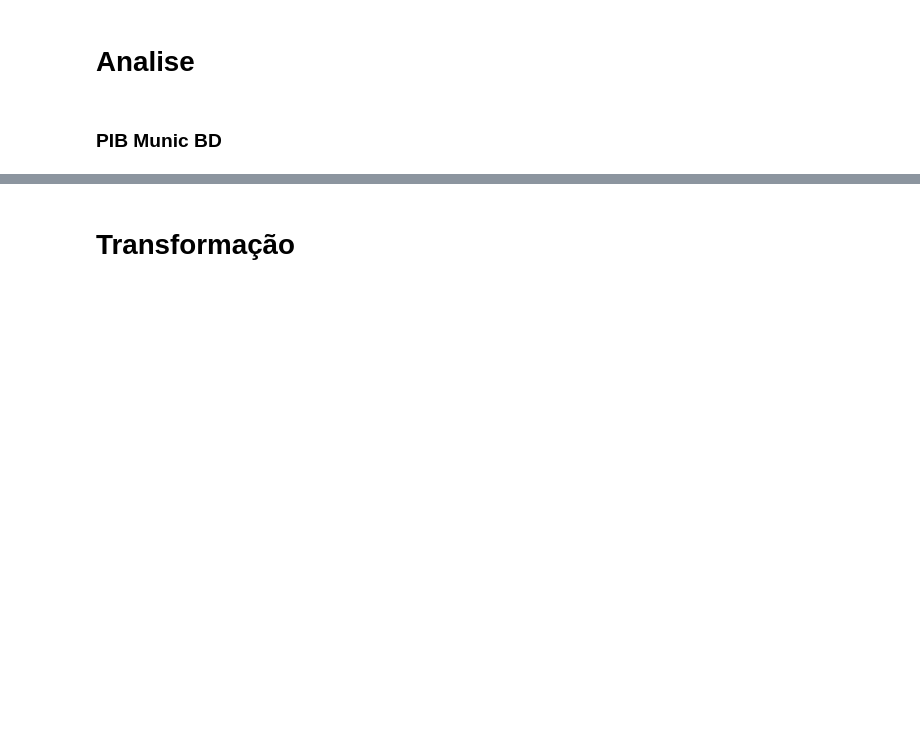
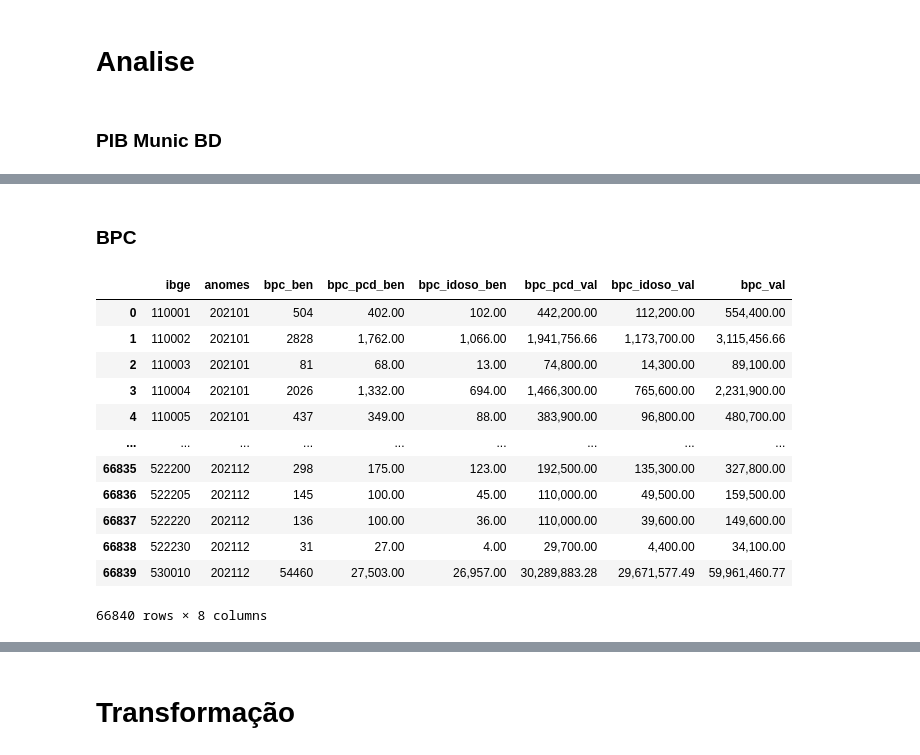
Before and after one commit to AHChaves/IC-InSAN, a Jupyter notebook: Integracao/integracao_2021.ipynb, the cells around one changed output, grey strips where cells are left out. Cells and saved outputs as stored; diff of their text form; code cells hidden in the pictures; blank space fills up the shorter version.

Commit message:
ADD: Integração das tabelas de projetos sociais em 2021

```diff
--- a/Integracao/integracao_2021.ipynb
+++ b/Integracao/integracao_2021.ipynb
@@ -4,6 +4,9 @@ import pandas as pd
 %run funcoes_gerais.ipynb
 # %%
 cod_municipios = pd.read_csv('../dataset/Código dos Municípios')
+# %%
+bolsa_familia = pd.read_csv("../dataset/Social/Projetos Sociais/Bolsa_Familia_2021.csv")
+bpc = pd.read_csv("../dataset/Social/Projetos Sociais/bpc_2021.csv")
 # %%
 pib_Munic = pd.read_excel("../dataset/Economico/Renda e Desenvolvimento/PIB/PIB-Munic.xlsx")
 pib_Munic_BD = pd.read_excel("../dataset/Economico/Renda e Desenvolvimento/PIB/PIB dos Municбpios - base de dados 2010-2021.xlsx")
@@ -35,0 +88,18 @@ pib_Munic_BD_2021
+# %% [markdown]
+### BPC
+# %%
+bpc
+# %% [output]
+|  | ibge | anomes | bpc_ben | bpc_pcd_ben | bpc_idoso_ben | bpc_pcd_val | bpc_idoso_val | bpc_val |
+| 0 | 110001 | 202101 | 504 | 402.00 | 102.00 | 442,200.00 | 112,200.00 | 554,400.00 |
+| 1 | 110002 | 202101 | 2828 | 1,762.00 | 1,066.00 | 1,941,756.66 | 1,173,700.00 | 3,115,456.66 |
+| 2 | 110003 | 202101 | 81 | 68.00 | 13.00 | 74,800.00 | 14,300.00 | 89,100.00 |
+| 3 | 110004 | 202101 | 2026 | 1,332.00 | 694.00 | 1,466,300.00 | 765,600.00 | 2,231,900.00 |
+| 4 | 110005 | 202101 | 437 | 349.00 | 88.00 | 383,900.00 | 96,800.00 | 480,700.00 |
+| ... | ... | ... | ... | ... | ... | ... | ... | ... |
+| 66835 | 522200 | 202112 | 298 | 175.00 | 123.00 | 192,500.00 | 135,300.00 | 327,800.00 |
+| 66836 | 522205 | 202112 | 145 | 100.00 | 45.00 | 110,000.00 | 49,500.00 | 159,500.00 |
+| 66837 | 522220 | 202112 | 136 | 100.00 | 36.00 | 110,000.00 | 39,600.00 | 149,600.00 |
+| 66838 | 522230 | 202112 | 31 | 27.00 | 4.00 | 29,700.00 | 4,400.00 | 34,100.00 |
+| 66839 | 530010 | 202112 | 54460 | 27,503.00 | 26,957.00 | 30,289,883.28 | 29,671,577.49 | 59,961,460.77 |
+66840 rows × 8 columns
```
Also changed, not shown: parts of 31 cells of this notebook.
